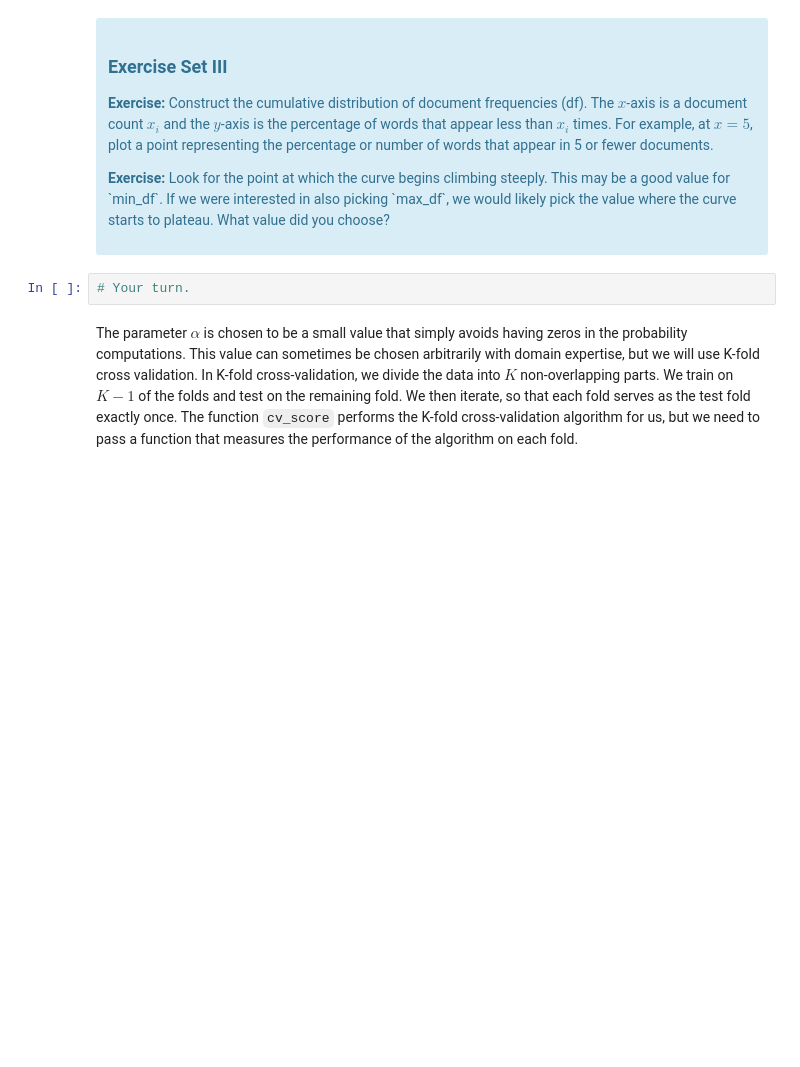
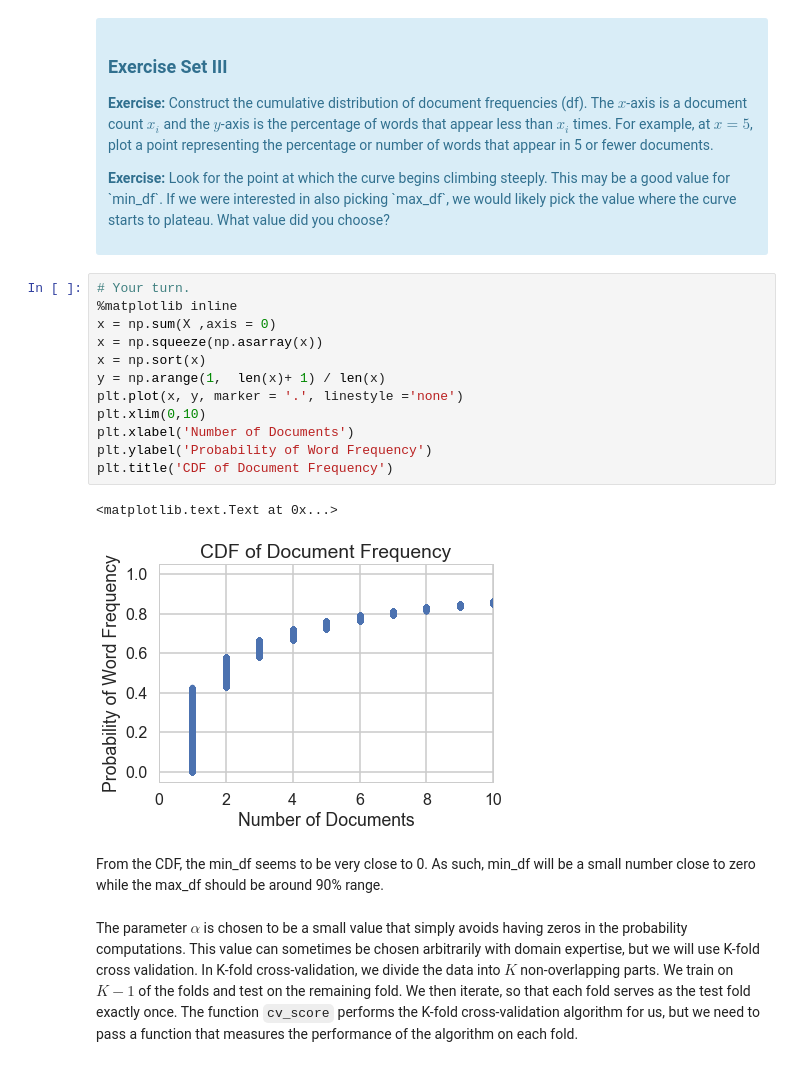
Before and after one commit to yidingweng/SpringBoard, a Jupyter notebook: Mini_projects/naive_bayes/Mini_Project_Naive_Bayes.ipynb, the cells around one changed output. Cells and saved outputs as stored; diff of their text form; blank space fills up the shorter version.

```diff
--- a/Mini_projects/naive_bayes/Mini_Project_Naive_Bayes.ipynb
+++ b/Mini_projects/naive_bayes/Mini_Project_Naive_Bayes.ipynb
@@ -251,8 +298,23 @@ First, let's find an appropriate value for `min_df` for the `CountVectorizer`. `
 
 <p><b>Exercise:</b> Look for the point at which the curve begins climbing steeply. This may be a good value for `min_df`. If we were interested in also picking `max_df`, we would likely pick the value where the curve starts to plateau. What value did you choose?</p>
 </div>
-# %%
-# Your turn.
+# %%
+# Your turn.
+%matplotlib inline
+x = np.sum(X ,axis = 0)
+x = np.squeeze(np.asarray(x))
+x = np.sort(x)
+y = np.arange(1,  len(x)+ 1) / len(x)
+plt.plot(x, y, marker = '.', linestyle ='none')
+plt.xlim(0,10)
+plt.xlabel('Number of Documents')
+plt.ylabel('Probability of Word Frequency')
+plt.title('CDF of Document Frequency')
+# %% [output]
+<matplotlib.text.Text at 0x...>
+[figure, added]
+# %% [markdown]
+From the CDF, the min_df seems to be very close to 0. As such, min_df will be a small number close to zero while the max_df should be around 90% range.
 # %% [markdown]
 The parameter $\alpha$ is chosen to be a small value that simply avoids having zeros in the probability computations. This value can sometimes be chosen arbitrarily with domain expertise, but we will use K-fold cross validation. In K-fold cross-validation, we divide the data into $K$ non-overlapping parts. We train on $K-1$ of the folds and test on the remaining fold. We then iterate, so that each fold serves as the test fold exactly once. The function `cv_score` performs the K-fold cross-validation algorithm for us, but we need to pass a function that measures the performance of the algorithm on each fold.
 # %%
```
Also changed, not shown: parts of 35 cells of this notebook, 3 other files.
